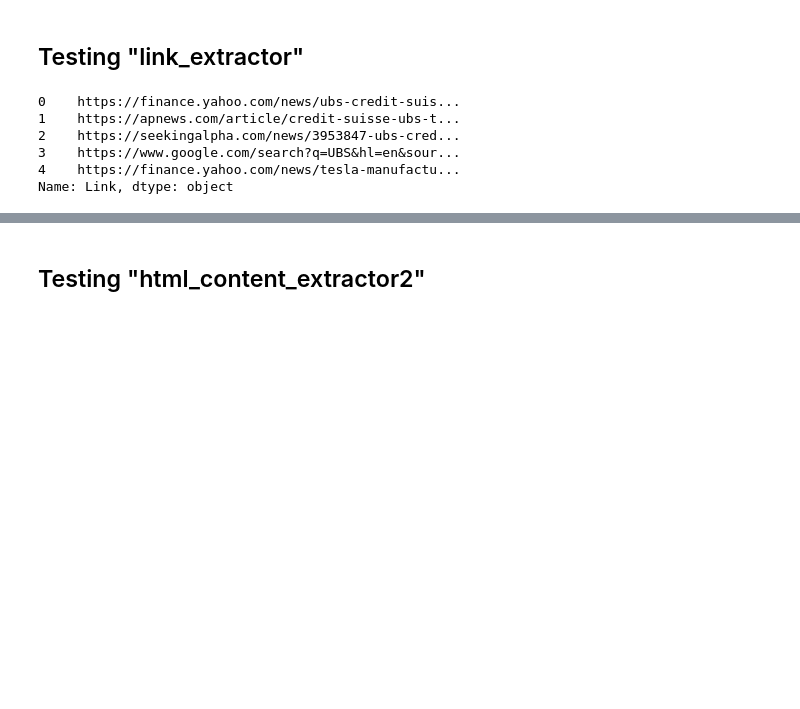
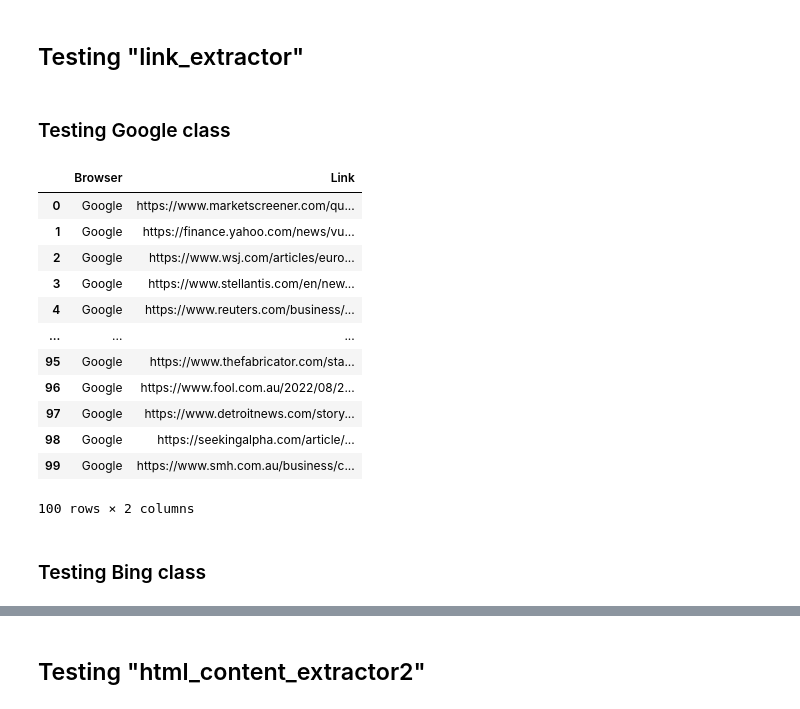
Before and after one commit to CAPSTONE-MIBA-G03/MIBA-2023-CAPSTONE-RB-NLP, a Jupyter notebook: etl-pipeline/Testing.ipynb, the cells around one changed output, grey strips where cells are left out. Cells and saved outputs as stored; diff of their text form; code cells hidden in the pictures; blank space fills up the shorter version.

```diff
--- a/etl-pipeline/Testing.ipynb
+++ b/etl-pipeline/Testing.ipynb
@@ -8,9 +5,0 @@ links = search.get_links(max_pages=None)
-# %%
-links["Link"].head()
-# %% [output]
-0    https://finance.yahoo.com/news/ubs-credit-suis...
-1    https://apnews.com/article/credit-suisse-ubs-t...
-2    https://seekingalpha.com/news/3953847-ubs-cred...
-3    https://www.google.com/search?q=UBS&hl=en&sour...
-4    https://finance.yahoo.com/news/tesla-manufactu...
-Name: Link, dtype: object
@@ -18,0 +6,2 @@ urls = links["Link"].to_list()
+# %% [markdown]
+### Testing Google class
@@ -18,0 +11,18 @@ urls = links["Link"].to_list()
+# %%
+google_links
+# %% [output]
+|  | Browser | Link |
+| 0 | Google | https://www.marketscreener.com/qu... |
+| 1 | Google | https://finance.yahoo.com/news/vu... |
+| 2 | Google | https://www.wsj.com/articles/euro... |
+| 3 | Google | https://www.stellantis.com/en/new... |
+| 4 | Google | https://www.reuters.com/business/... |
+| ... | ... | ... |
+| 95 | Google | https://www.thefabricator.com/sta... |
+| 96 | Google | https://www.fool.com.au/2022/08/2... |
+| 97 | Google | https://www.detroitnews.com/story... |
+| 98 | Google | https://seekingalpha.com/article/... |
+| 99 | Google | https://www.smh.com.au/business/c... |
+100 rows × 2 columns
+# %% [markdown]
+### Testing Bing class
```
Also changed, not shown: parts of 28 cells of this notebook, 1 other file.
